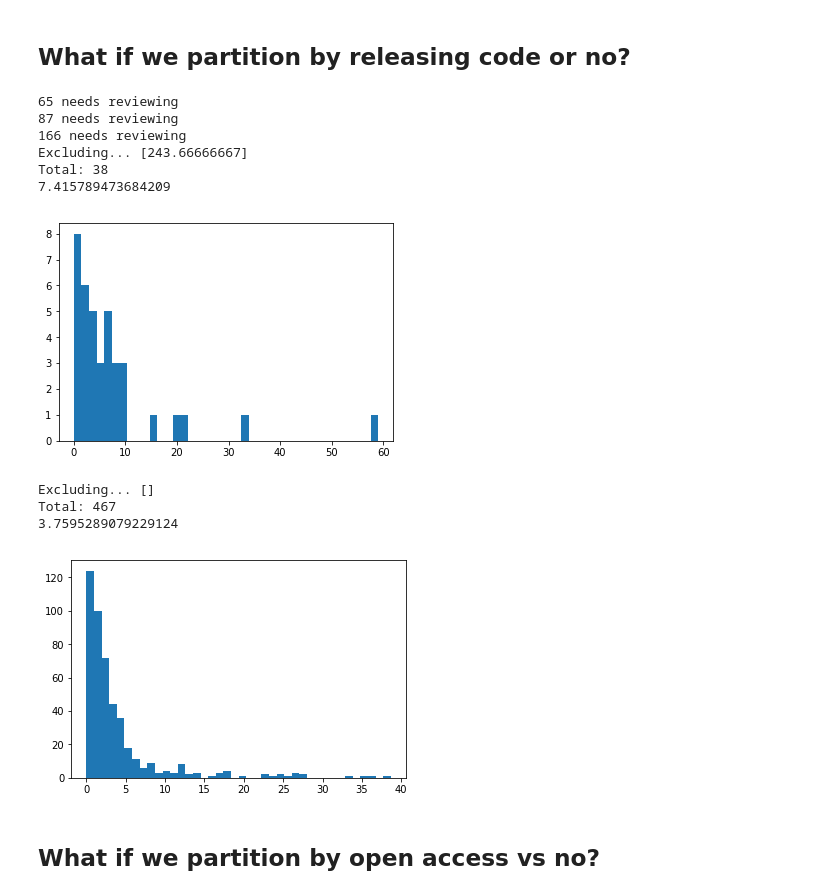
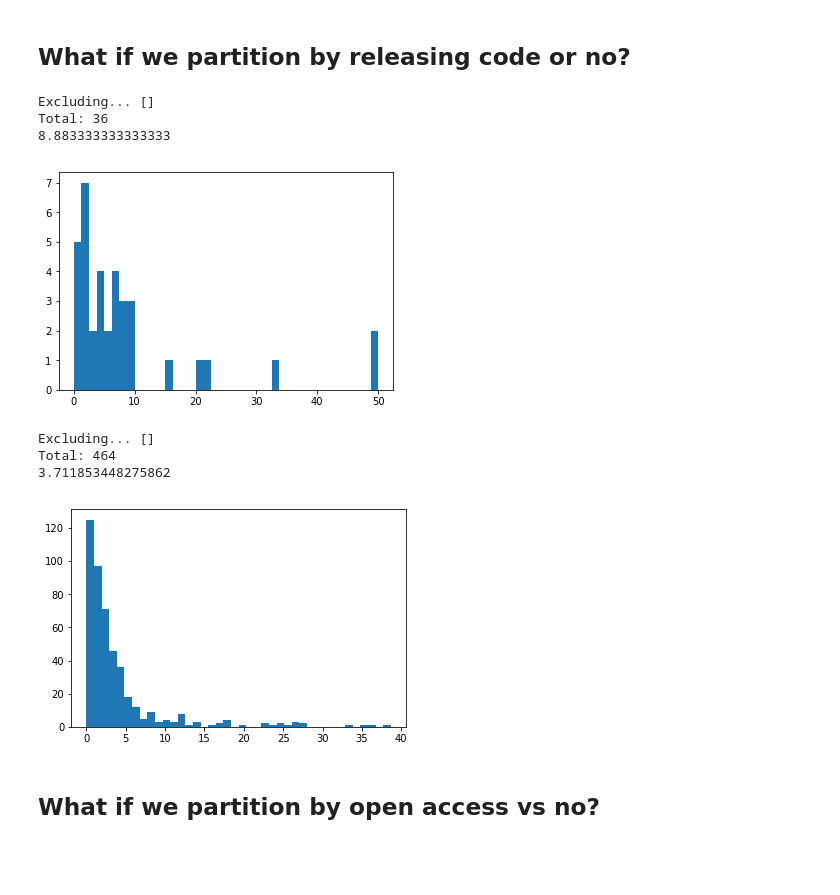
Before and after one commit to neheller/labels19, a Jupyter notebook: analyze.ipynb, the cells around one changed output. Drawn from its saved outputs; the diff is of its cells as text; code cells hidden in the pictures; blank space fills up the shorter version.

```diff
--- a/analyze.ipynb
+++ b/analyze.ipynb
@@ -35,19 +63,22 @@ That's 28.1 per cent!
 # %% [markdown]
 ## How often is custom data used?
 # %%
-def used_custom_data(d):
+def used_any_custom_data(d):
     not_custom = [s for s in d["whichdata"] if s == "custom" or s == "custom simulated"]
     return len(not_custom) > 0
+
+
+def did_release_data(d):
+    return d["didpublish"] != "no" and d["didpublish"] != ""
+
 
 du = 0
 dure = 0
 for d in data:
-    if used_custom_data(d):
+    if used_any_custom_data(d):
         du = du + 1
-        if d["didpublish"] != "no" and d["didpublish"] != "":
+        if did_release_data(d):
             dure = dure + 1
-        if d["didpublish"] == "":
-            print(d["ind"], "needs filling")
 
 print(du, "papers found that used custom data")
 print(dure, "of those released or promised to release their data")
@@ -70,12 +91,10 @@ That's 4.8 per cent!
 du = 0
 dure = 0
 for d in data:
-    if used_custom_data(d) and used_any_benchmark(d):
+    if used_any_custom_data(d) and used_any_benchmark(d):
         du = du + 1
         if d["didpublish"] != "no" and d["didpublish"] != "":
             dure = dure + 1
-        if d["didpublish"] == "":
-            print(d["ind"], "needs filling")
 
 print(du, "papers found that used custom and benchmark data")
 print(dure, "of those released or promised to release their data")
@@ -99,15 +108,13 @@ That's 10.7 per cent!
 # %%
 citations = []
 for d in data:
-    if used_custom_data(d) or used_any_benchmark(d):
-        try:
-            citations = citations + [int(d["citations"])/(2019 - int(d["year"]))]
-        except ValueError:
-            print(d["ind"], "needs reviewing")
+    try:
+        citations = citations + [int(d["citations"])/(2019 - int(d["year"]))]
+    except ValueError:
+        print(d["ind"], "needs reviewing")
 
 cits = np.sort(np.array(citations))
-print(cits[cits > 100])
-plt.hist(cits[cits <= 100], bins=40)
+plt.hist(cits, bins=40)
 plt.show()
 print(np.mean(cits))
 # %% [output]
@@ -120,14 +123,6 @@ print(np.mean(cits))
 # %% [markdown]
 ## What if we partition by benchmark vs custom?
 # %%
-def used_custom_nore(d):
-    custom = [s for s in d["whichdata"] if s == "custom" or s == "custom simulated"]
-    return len(custom) == len(d["whichdata"]) and d["didpublish"] == "no"
-
-def used_custom_re(d):
-    custom = [s for s in d["whichdata"] if s == "custom" or s == "custom simulated"]
-    return len(custom) == len(d["whichdata"]) and d["didpublish"] != "no" and d["didpublish"] != ""
-
 bnch_citations = []
 cstm_citations = []
 csre_citations = []
@@ -142,7 +137,7 @@ for d in data:
             cstm_citations = cstm_citations + [int(d["citations"])/(2019 - int(d["year"]))]
         except ValueError:
             print(d["ind"], "needs reviewing")
-    if used_custom_re(d):
+    if used_any_custom_data(d) and did_release_data(d):
         try:
             csre_citations = csre_citations + [int(d["citations"])/(2019 - int(d["year"]))]
         except ValueError:
@@ -199,48 +191,43 @@ def released_code(d):
 bnch_citations = []
 cstm_citations = []
 for d in data:
-    if not used_custom_data(d) and not used_any_benchmark(d):
-        continue
     if released_code(d):
         try:
             bnch_citations = bnch_citations + [int(d["citations"])/(2019 - int(d["year"]))]
         except ValueError:
             print(d["ind"], "needs reviewing")
     else:
         try:
             cstm_citations = cstm_citations + [int(d["citations"])/(2019 - int(d["year"]))]
         except ValueError:
             print(d["ind"], "needs reviewing")
 
 
 # First benchmark
 bnch_cits = np.sort(np.array(bnch_citations))
 print("Excluding...", bnch_cits[bnch_cits > 100])
 print("Total:", bnch_cits[bnch_cits <= 100].shape[0])
 print(np.mean(bnch_cits[bnch_cits <= 100]))
 plt.hist(bnch_cits[bnch_cits <= 100], bins=40)
 plt.show()
 
 print("\n")
 # Then custom no release
 cstm_cits = np.sort(np.array(cstm_citations))
 print("Excluding...", cstm_cits[cstm_cits > 100])
 print("Total:", cstm_cits[cstm_cits <= 100].shape[0])
 print(np.mean(cstm_cits[cstm_cits <= 100]))
 plt.hist(cstm_cits[cstm_cits <= 100], bins=40)
 plt.show()
 # %% [output]
-65 needs reviewing
-87 needs reviewing
-166 needs reviewing
-Excluding... [243.66666667]
-Total: 38
-7.415789473684209
+Excluding... []
+Total: 36
+8.883333333333333
-[figure, old version]
+[figure, new version]
 Excluding... []
-Total: 467
-3.7595289079229124
+Total: 464
+3.711853448275862
-[figure, old version]
+[figure, new version]
 # %% [markdown]
 ## What if we partition by open access vs no?
 # %%
```
Also changed, not shown: parts of 33 cells of this notebook, 2 other files.
